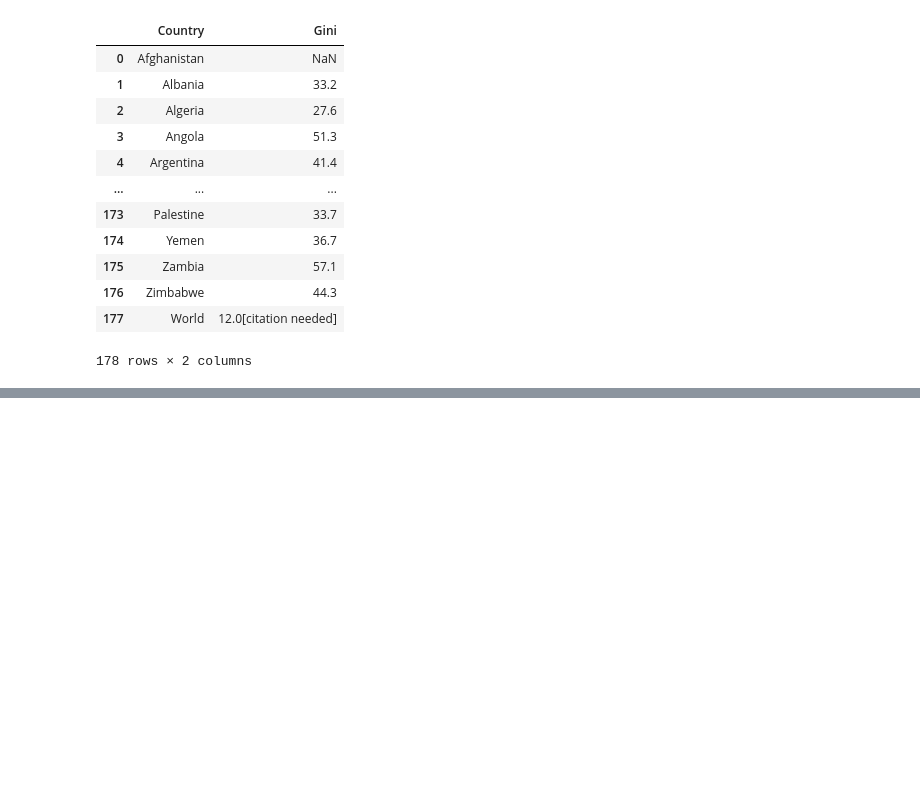
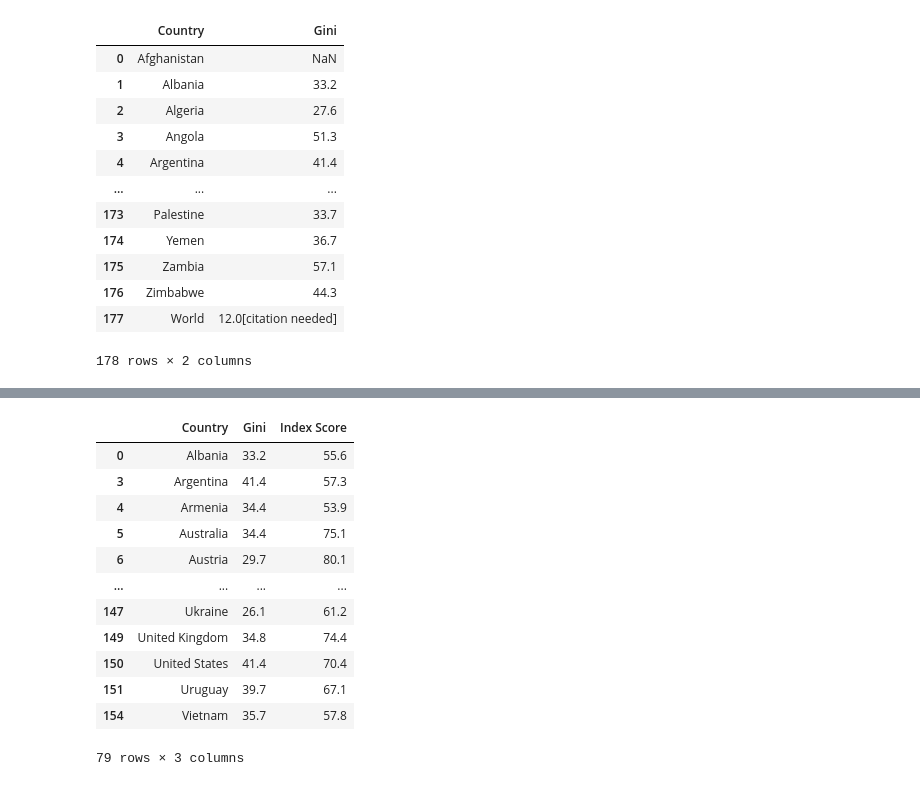
Before and after one commit to niafthomas/niafthomas-github.io, a Jupyter notebook: sm&giniscraperipynb.ipynb, the cells around one changed output, grey strips where cells are left out. Drawn from its saved outputs; the diff is of its cells as text; code cells hidden in the pictures; blank space fills up the shorter version.

```diff
--- a/sm&giniscraperipynb.ipynb
+++ b/sm&giniscraperipynb.ipynb
@@ -127,0 +167,16 @@ files.download("gini.csv")
+# %%
+sm_gini
+# %% [output]
+|  | Country | Gini | Index Score |
+| 0 | Albania | 33.2 | 55.6 |
+| 3 | Argentina | 41.4 | 57.3 |
+| 4 | Armenia | 34.4 | 53.9 |
+| 5 | Australia | 34.4 | 75.1 |
+| 6 | Austria | 29.7 | 80.1 |
+| ... | ... | ... | ... |
+| 147 | Ukraine | 26.1 | 61.2 |
+| 149 | United Kingdom | 34.8 | 74.4 |
+| 150 | United States | 41.4 | 70.4 |
+| 151 | Uruguay | 39.7 | 67.1 |
+| 154 | Vietnam | 35.7 | 57.8 |
+79 rows × 3 columns
```
Also changed, not shown: parts of 9 cells of this notebook.
